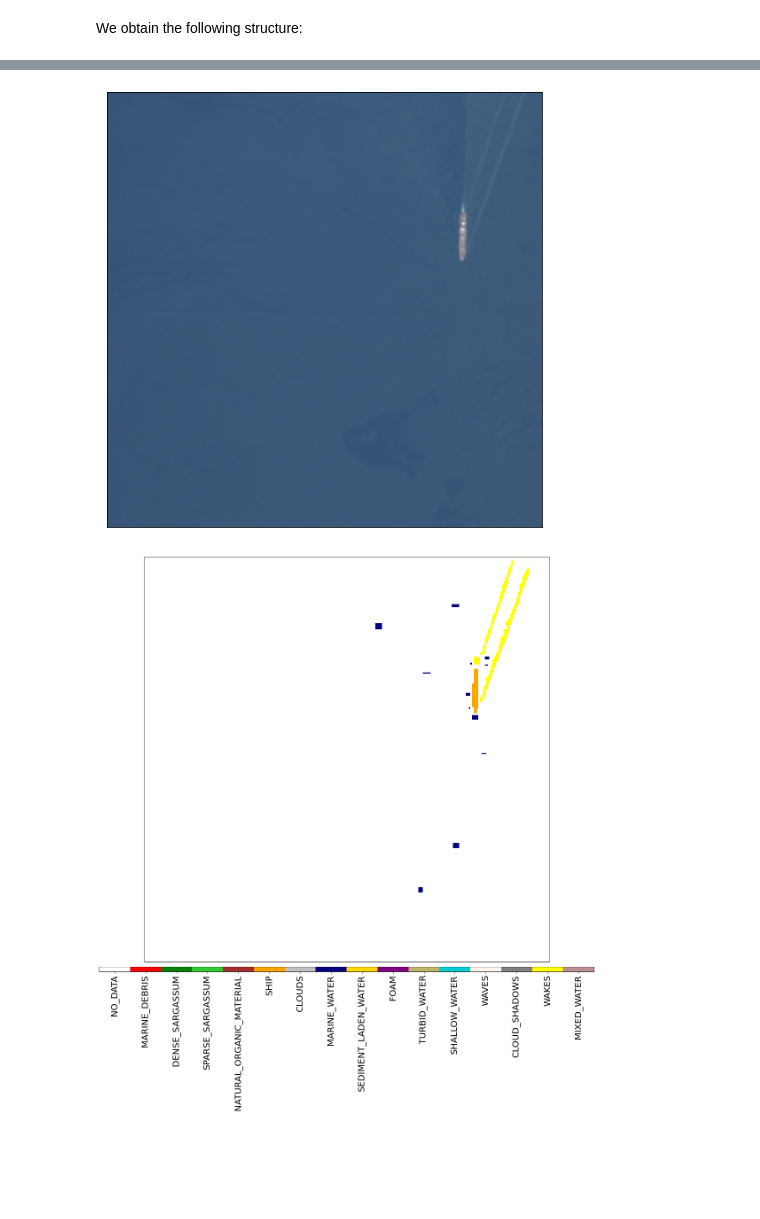
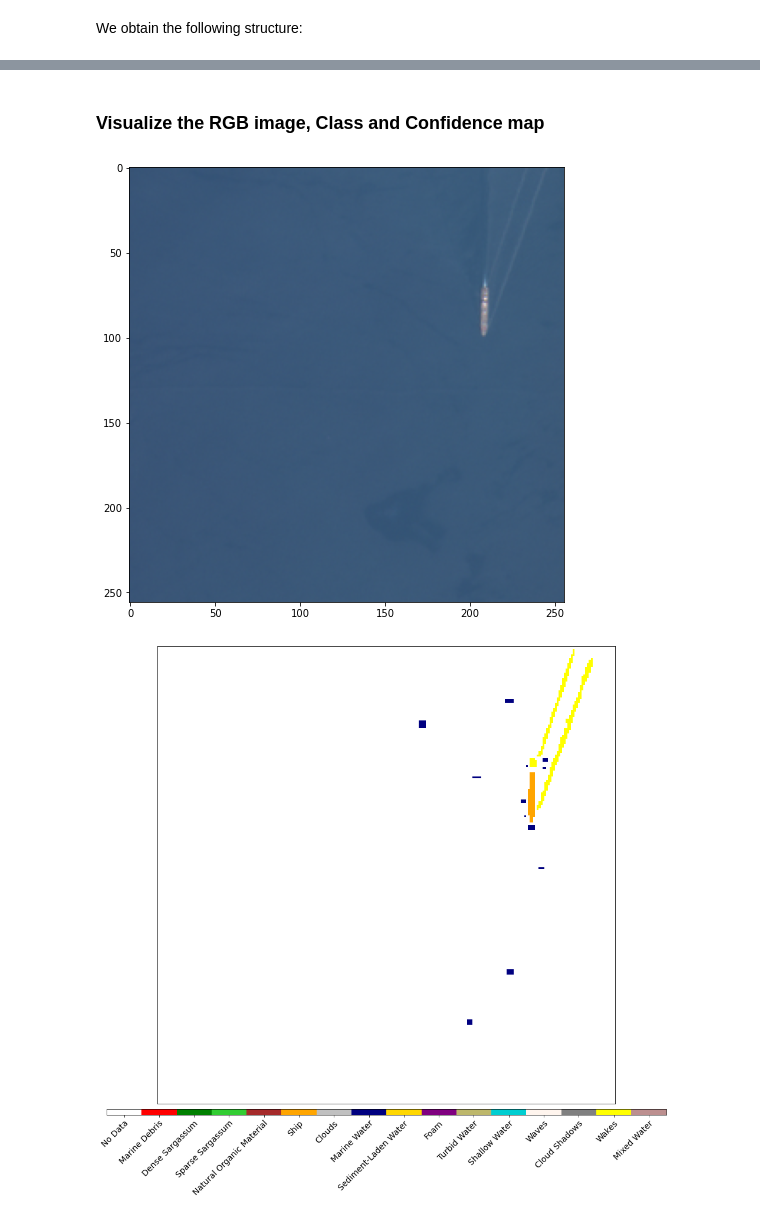
Before and after one commit to rolench/Magnanelli-MarineDebrisClassification-project, a Jupyter notebook: marineDebrisClassification/Marine_debris_classification.ipynb, the cells around one changed output, grey strips where cells are left out. Saved outputs shown, nothing was run; the diff lists cells and outputs as text; code cells hidden in the pictures; blank space fills up the shorter version.

```diff
--- a/marineDebrisClassification/Marine_debris_classification.ipynb
+++ b/marineDebrisClassification/Marine_debris_classification.ipynb
@@ -259,6 +380,10 @@ class MDC(MultiValueEnum):
     MIXED_WATER = "Mixed Water", 15, "#bc8f8f"
 
     @property
+    def name(self):
+        return self.values[0]
+
+    @property
     def id(self):
         return self.values[1]
 
@@ -360,5 +494,6 @@ Let's load a single EOPatch and look at the structure. By executing
 # %%
-eopatch = EOPatch.load(os.path.join(EOPATCH_FOLDER, 'eopatch_S2_1-12-19_48MYU_0'))
+eopatch = EOPatch.load(os.path.join(EOPATCH_FOLDER,
+                                    'eopatch_S2_1-12-19_48MYU_0'))
 # %% [markdown]
 We obtain the following structure:
 # %%
@@ -381,30 +516,36 @@ EOPatch(
   bbox=BBox(((706740.0, 9338400.0), (709300.0, 9340960.0)), crs=CRS('32748'))
   timestamp=[datetime.datetime(2019, 12, 1, 3, 19, 39)]
 )
+# %% [markdown]
+### Visualize the RGB image, Class and Confidence map
 # %%
+%matplotlib inline
+
 # Draw the RGB image
 fig, ax = plt.subplots(figsize=(8, 8))
-ax.set_xticks([])
-ax.set_yticks([])
+# ax.set_xticks([])
+# ax.set_yticks([])
 ax.set_aspect("auto")
 
-plt.imshow(np.clip(eopatch.data['BANDS'][0][..., [2,1,0]] * 3.5, 0, 1))
+plt.imshow(np.clip(eopatch.data['BANDS'][0][..., [3,2,1]] * 3.5, 0, 1))
 plt.show()
 # %% [output]
-[figure, old version]
+[figure, new version]
 # %%
-# Visualize the reference map
-fig, ax = plt.subplots(figsize=(20,20))
+# Visualize the Class map
+fig, ax = plt.subplots(figsize=(17,17))
 ax.set_xticks([])
 ax.set_yticks([])
 ax.set_aspect("auto")
 
-im = ax.imshow(np.reshape(eopatch.label['CLASS'], (256, 256)), cmap=mdc_cmap, norm=mdc_norm)
+im = ax.imshow(np.reshape(eopatch.label['CLASS'], (256, 256)),
+               cmap=mdc_cmap, norm=mdc_norm)
 cb = fig.colorbar(im, orientation="horizontal", pad=0.01, aspect=100)
-cb.ax.tick_params(labelsize=20)
+cb.ax.tick_params(labelsize=14)
 cb.set_ticks([entry.id for entry in MDC])
-cb.ax.set_xticklabels([entry.name for entry in MDC], rotation=90)
+cb.ax.set_xticklabels([entry.name for entry in MDC], \
+                      rotation=45, ha="right", rotation_mode="anchor")
 plt.show()
 # %% [output]
-[figure, old version]
+[figure, new version]
 # %%
```
Also changed, not shown: parts of 134 cells of this notebook.
